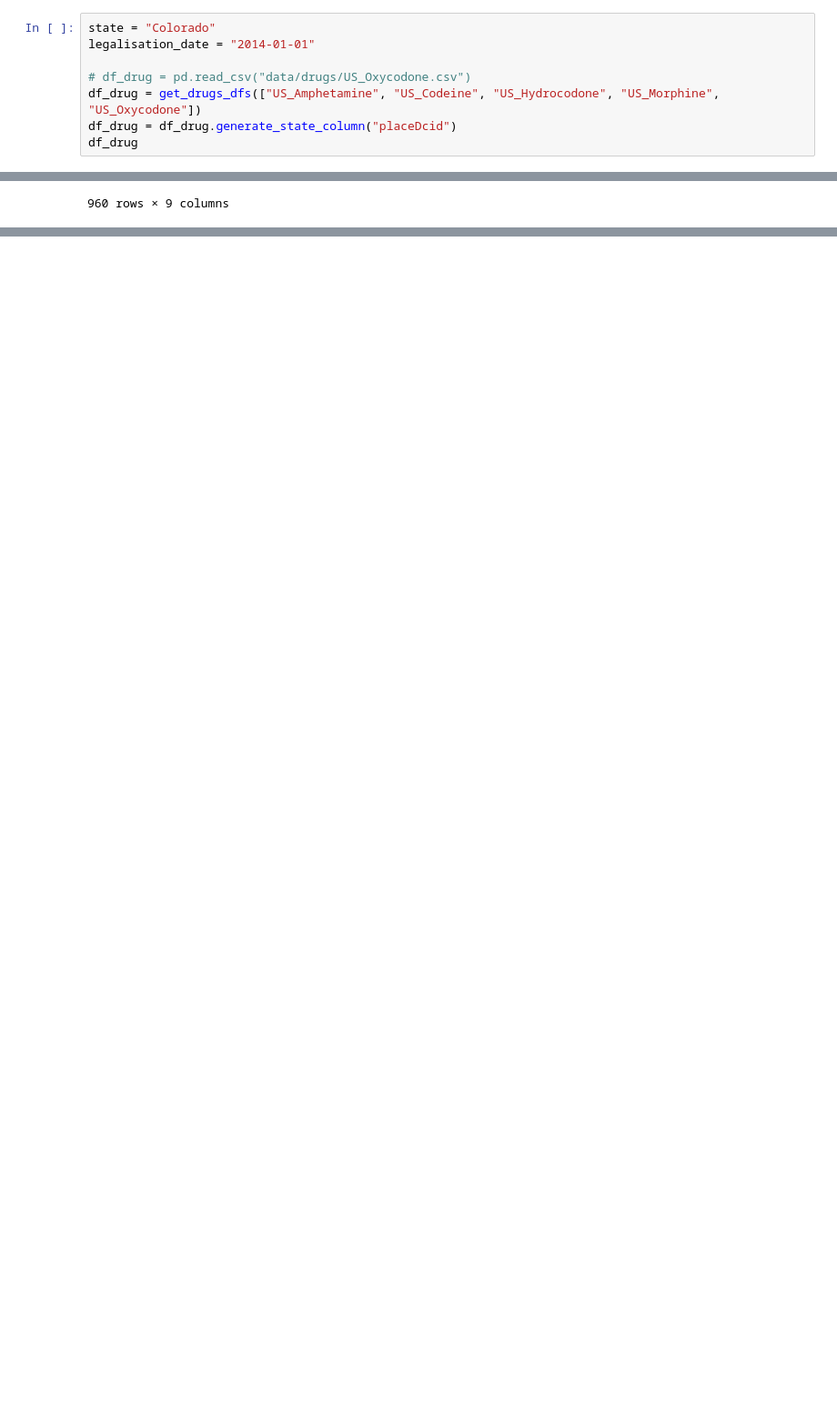
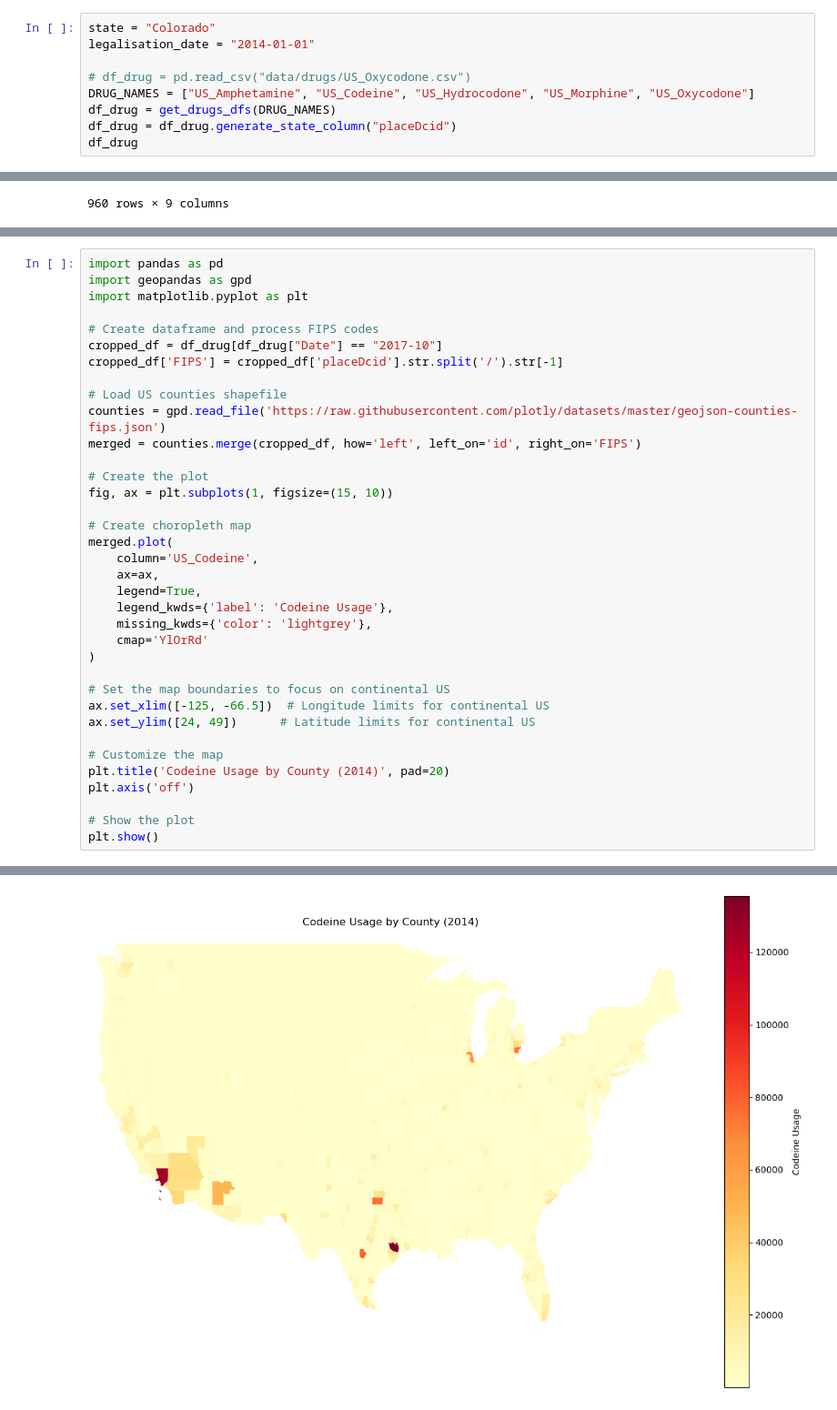
Before and after one commit to niallkehoe/google-datathon, a Jupyter notebook: legalisation_splitting.ipynb, the cells around one changed output, grey strips where cells are left out. Shown at 91% size. Cells and saved outputs as stored; diff of their text form; blank space fills up the shorter version.

```diff
--- a/legalisation_splitting.ipynb
+++ b/legalisation_splitting.ipynb
@@ -7,7 +12,8 @@ state = "Colorado"
 legalisation_date = "2014-01-01"
 
 # df_drug = pd.read_csv("data/drugs/US_Oxycodone.csv")
-df_drug = get_drugs_dfs(["US_Amphetamine", "US_Codeine", "US_Hydrocodone", "US_Morphine", "US_Oxycodone"])
+DRUG_NAMES = ["US_Amphetamine", "US_Codeine", "US_Hydrocodone", "US_Morphine", "US_Oxycodone"]
+df_drug = get_drugs_dfs(DRUG_NAMES)
 df_drug = df_drug.generate_state_column("placeDcid")
 df_drug
 # %% [output]
@@ -84,0 +92,37 @@ df_after_legalisation
+# %%
+import pandas as pd
+import geopandas as gpd
+import matplotlib.pyplot as plt
+
+# Create dataframe and process FIPS codes
+cropped_df = df_drug[df_drug["Date"] == "2017-10"]
+cropped_df['FIPS'] = cropped_df['placeDcid'].str.split('/').str[-1]
+
+# Load US counties shapefile
+counties = gpd.read_file('https://raw.githubusercontent.com/plotly/datasets/master/geojson-counties-fips.json')
+merged = counties.merge(cropped_df, how='left', left_on='id', right_on='FIPS')
+
+# Create the plot
+fig, ax = plt.subplots(1, figsize=(15, 10))
+
+# Create choropleth map
+merged.plot(
+    column='US_Codeine',
+    ax=ax,
+    legend=True,
+    legend_kwds={'label': 'Codeine Usage'},
+    missing_kwds={'color': 'lightgrey'},
+    cmap='YlOrRd'
+)
+
+# Set the map boundaries to focus on continental US
+ax.set_xlim([-125, -66.5])  # Longitude limits for continental US
+ax.set_ylim([24, 49])      # Latitude limits for continental US
+
+# Customize the map
+plt.title('Codeine Usage by County (2014)', pad=20)
+plt.axis('off')
+
+# Show the plot
+plt.show()
+# %% [output]
@@ -84,0 +134 @@ df_after_legalisation
+[figure, added]
```
Also changed, not shown: parts of 6 cells of this notebook, 51 other files.
